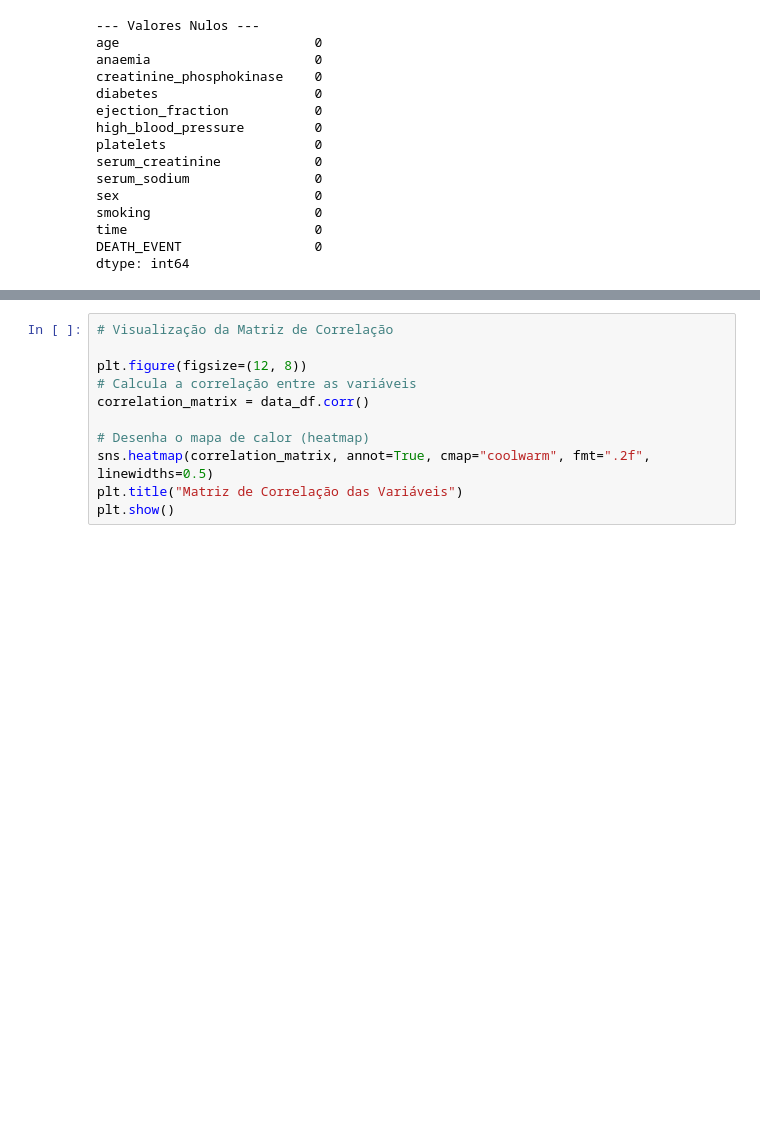
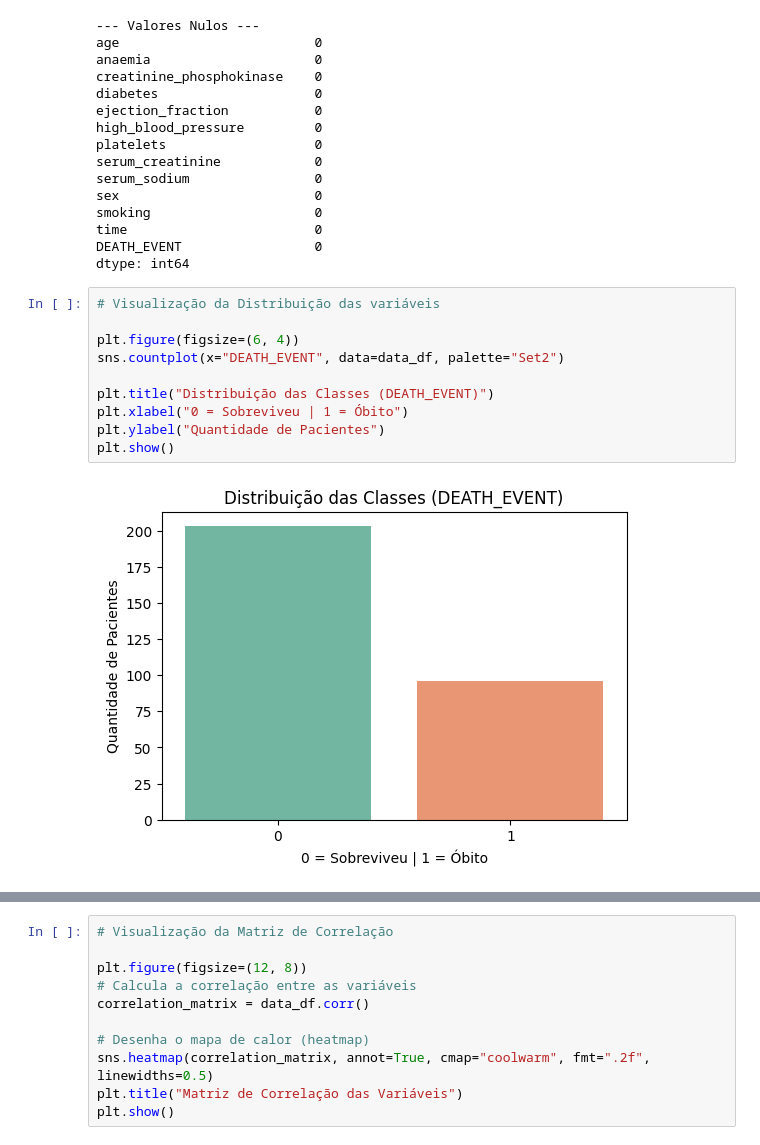
Before and after one commit to JulioCesarLinss/Heart-Failure-Prediction-, a Jupyter notebook: KNNeighbours_SmallDT.ipynb, the cells around one changed output, grey strips where cells are left out. Saved outputs shown, nothing was run; the diff lists cells and outputs as text; blank space fills up the shorter version.

Commit message:
feat: new graphs for the KNN model

```diff
--- a/KNNeighbours_SmallDT.ipynb
+++ b/KNNeighbours_SmallDT.ipynb
@@ -118,3 +98,15 @@ smoking                     0
 time                        0
 DEATH_EVENT                 0
 dtype: int64
+# %%
+# Visualização da Distribuição das variáveis
+
+plt.figure(figsize=(6, 4))
+sns.countplot(x="DEATH_EVENT", data=data_df, palette="Set2")
+
+plt.title("Distribuição das Classes (DEATH_EVENT)")
+plt.xlabel("0 = Sobreviveu | 1 = Óbito")
+plt.ylabel("Quantidade de Pacientes")
+plt.show()
+# %% [output]
+[figure, added]
```
Also changed, not shown: parts of 4 cells of this notebook, 1 other file.
